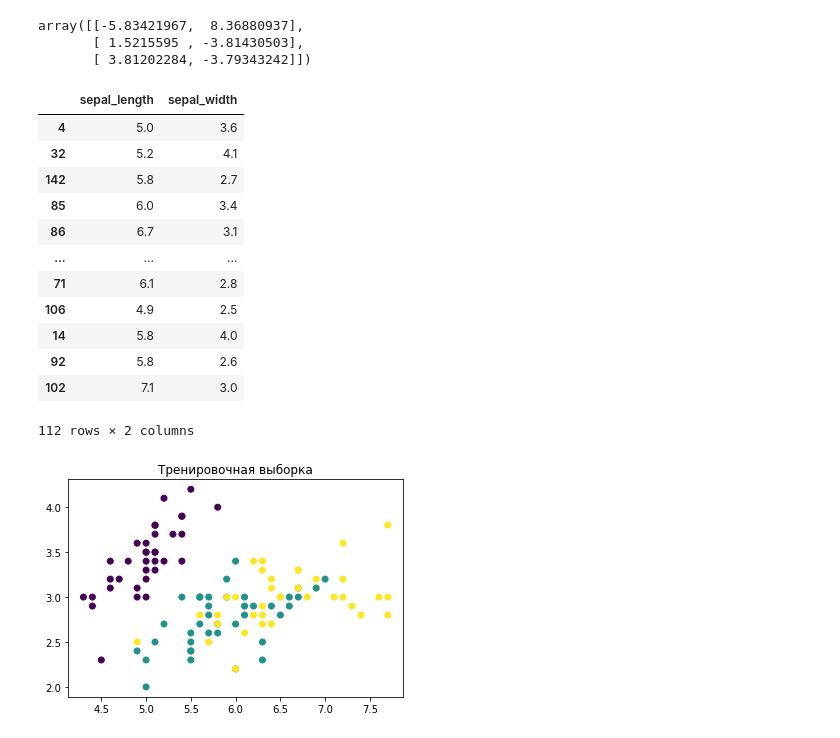
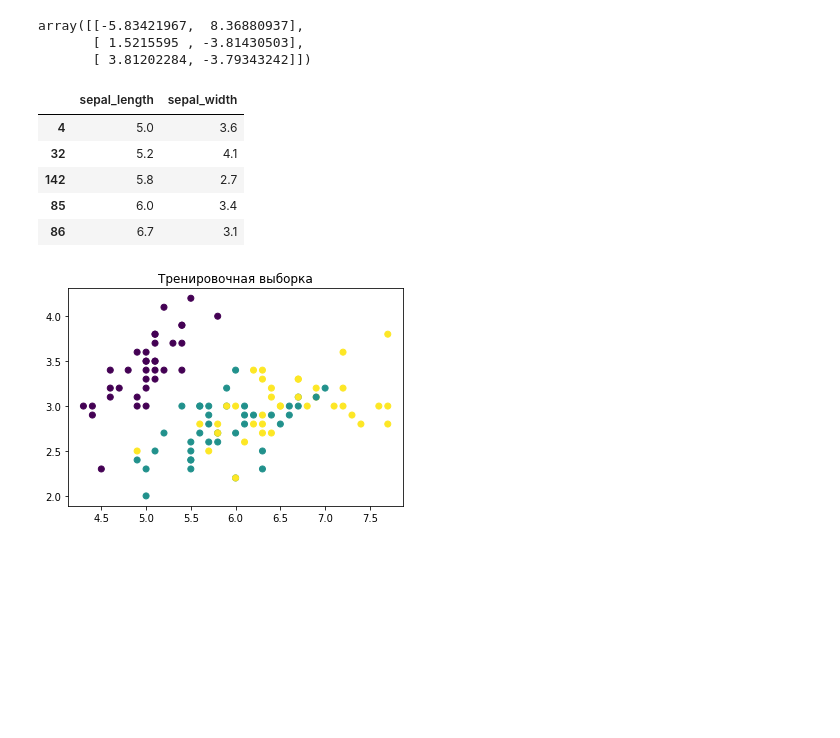
Before and after one commit to SergeyChernyaev/Python-Homeworks, a Jupyter notebook: STPY-39/Homeworks/05_Homework (classification&clasterization)/05Homework_white.ipynb, the cells around one changed output. Cells and saved outputs as stored; diff of their text form; code cells hidden in the pictures; blank space fills up the shorter version.

```diff
--- a/STPY-39/Homeworks/05_Homework (classification&clasterization)/05Homework_white.ipynb
+++ b/STPY-39/Homeworks/05_Homework (classification&clasterization)/05Homework_white.ipynb
@@ -184,21 +178,14 @@ array([[-5.83421967,  8.36880937],
        [ 1.5215595 , -3.81430503],
        [ 3.81202284, -3.79343242]])
 # %%
-X_train
+X_train.head()
 # %% [output]
 |  | sepal_length | sepal_width |
 | 4 | 5.0 | 3.6 |
 | 32 | 5.2 | 4.1 |
 | 142 | 5.8 | 2.7 |
 | 85 | 6.0 | 3.4 |
 | 86 | 6.7 | 3.1 |
-| ... | ... | ... |
-| 71 | 6.1 | 2.8 |
-| 106 | 4.9 | 2.5 |
-| 14 | 5.8 | 4.0 |
-| 92 | 5.8 | 2.6 |
-| 102 | 7.1 | 3.0 |
-112 rows × 2 columns
 # %%
 # визуализируем дискриминантные линии только по 2 признакам
 # **sepal_length** и **sepal_width**
```
Also changed, not shown: parts of 3 cells of this notebook.
